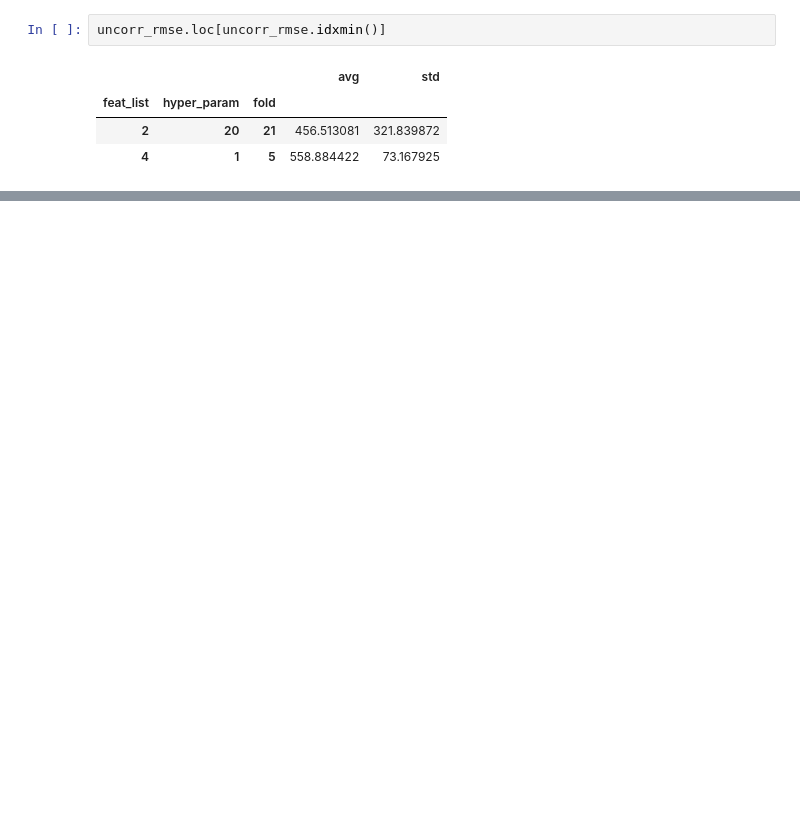
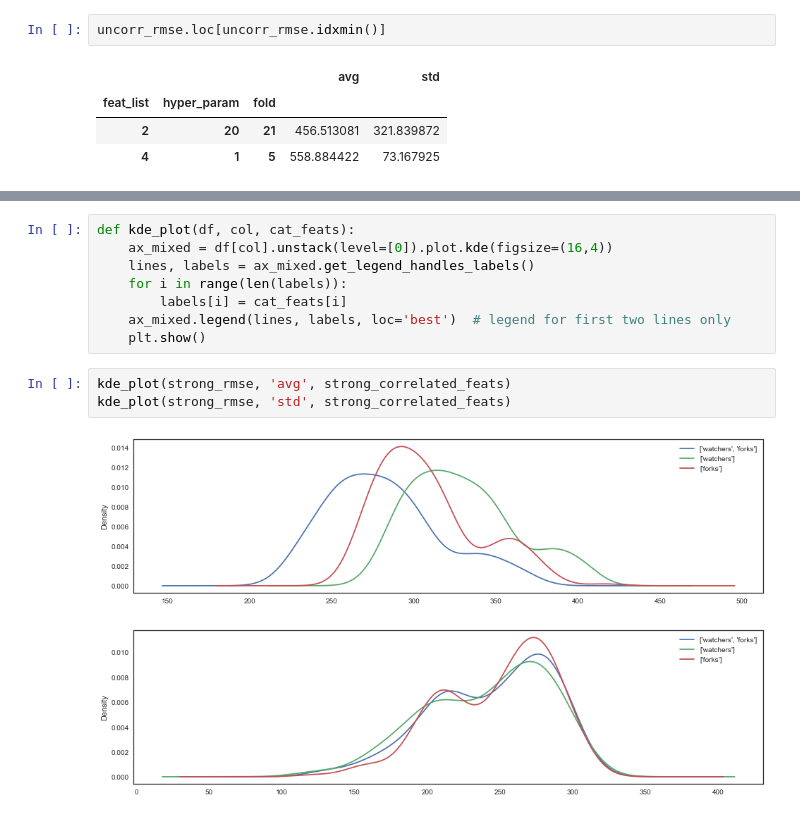
Before and after one commit to ruteee/repo-eval, a Jupyter notebook: KNN.ipynb, the cells around one changed output, grey strips where cells are left out. Cells and saved outputs as stored; diff of their text form; blank space fills up the shorter version.

```diff
--- a/KNN.ipynb
+++ b/KNN.ipynb
@@ -168 +175,15 @@ mixed_rmse.loc[mixed_rmse.idxmin()]
 | 0 | 1 | 5 | 313.192389 | 95.816190 |
+# %%
+def kde_plot(df, col, cat_feats):
+    ax_mixed = df[col].unstack(level=[0]).plot.kde(figsize=(16,4))
+    lines, labels = ax_mixed.get_legend_handles_labels()
+    for i in range(len(labels)):
+        labels[i] = cat_feats[i]
+    ax_mixed.legend(lines, labels, loc='best')  # legend for first two lines only
+    plt.show()
+# %%
+kde_plot(strong_rmse, 'avg', strong_correlated_feats)
+kde_plot(strong_rmse, 'std', strong_correlated_feats)
+# %% [output]
+[figure, added]
+[figure, added]
```
Also changed, not shown: parts of 7 cells of this notebook, 4 other files.
